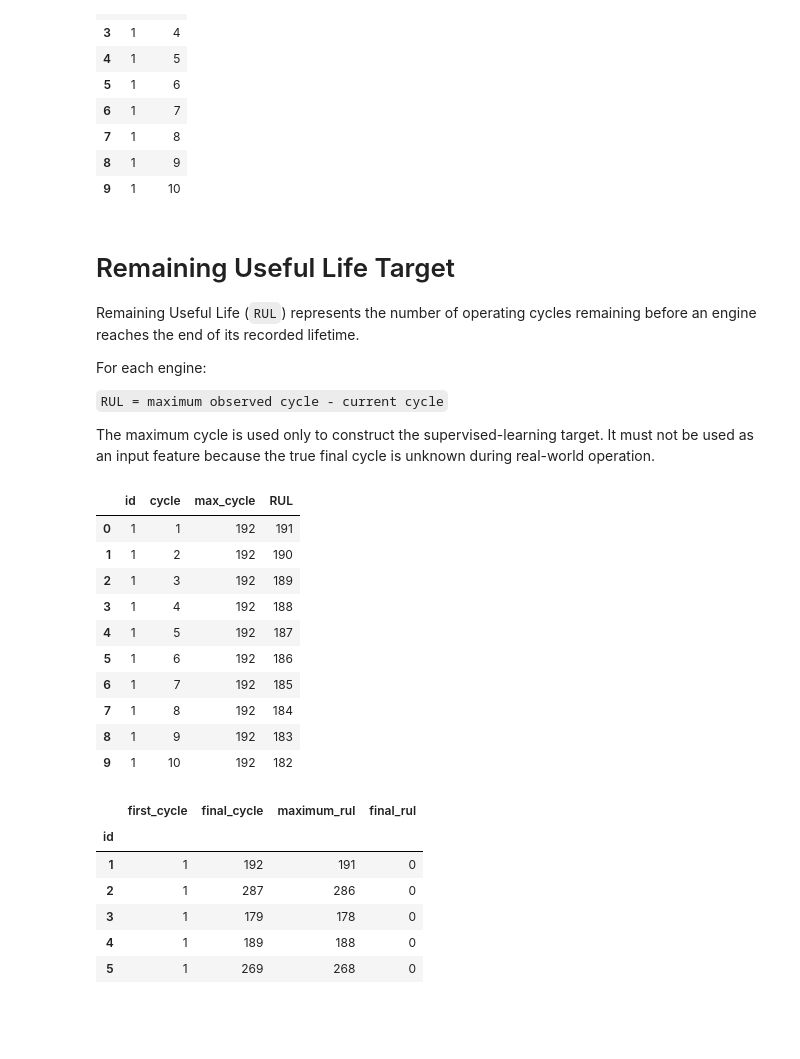
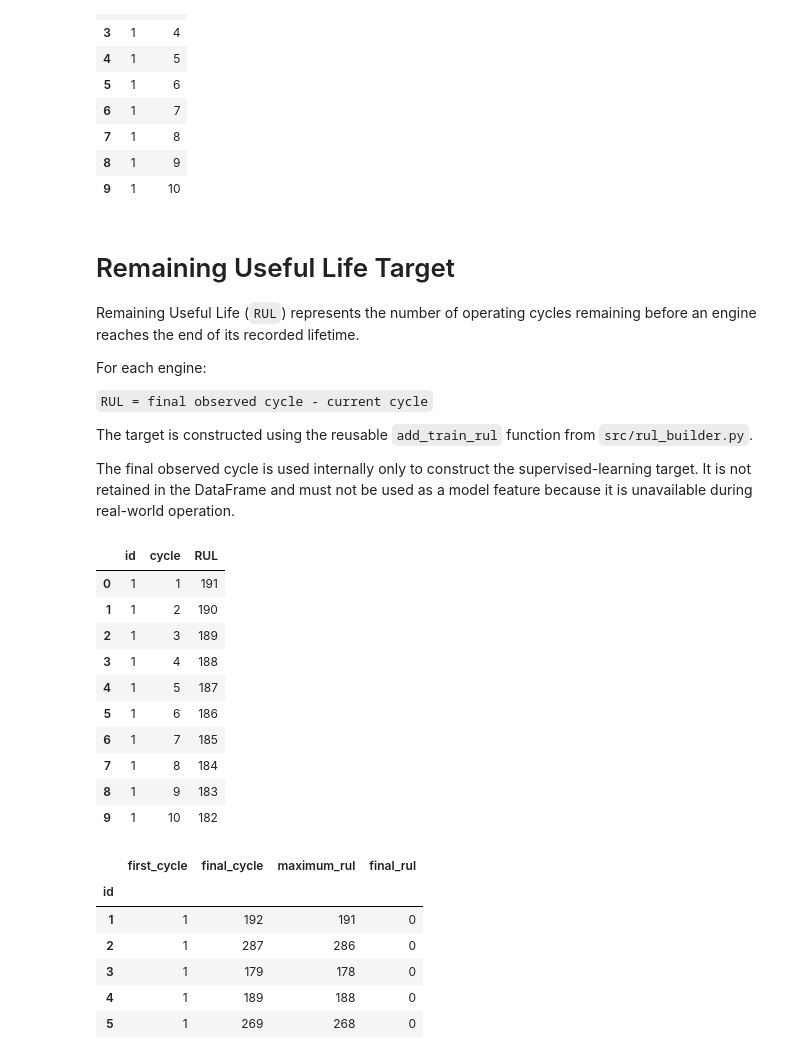
Before and after one commit to Alirzakf/Aircraft-Engine-Predictive-Maintenance-NASA-C-MAPSS, a Jupyter notebook: notebooks/02_rul_and_feature_engineering.ipynb, the cells around one changed output. Saved outputs shown, nothing was run; the diff lists cells and outputs as text; code cells hidden in the pictures; blank space fills up the shorter version.

```diff
--- a/notebooks/02_rul_and_feature_engineering.ipynb
+++ b/notebooks/02_rul_and_feature_engineering.ipynb
@@ -15,8 +15,18 @@ The main objectives are:
 
 The features created in this notebook are demonstrated using sensor `s2`. The same leakage-safe methods can later be applied to other selected sensors inside the modeling pipeline.
 # %%
-import pandas as pd
+import sys
+from pathlib import Path
+
 import matplotlib.pyplot as plt
+
+PROJECT_ROOT = Path.cwd().parent
+
+if str(PROJECT_ROOT) not in sys.path:
+    sys.path.append(str(PROJECT_ROOT))
+
+from src.data_loader import load_cmapss_data
+from src.rul_builder import add_train_rul
 # %% [markdown]
 ## Load the FD001 Training Data
 
@@ -31,17 +46,12 @@ Each row represents one engine at one operating cycle and includes:
 # %%
-column_names = (
-    ["id", "cycle", "setting_1", "setting_2", "setting_3"]
-    + [f"s{i}" for i in range(1, 22)]
+data_path = (
+    PROJECT_ROOT
+    / "data"
+    / "raw"
+    / "train_FD001.txt"
 )
 
-data_path = "../data/raw/train_FD001.txt"
-
-df = pd.read_csv(
-    data_path,
-    sep=r"\s+",
-    header=None,
-    names=column_names
-)
+df = load_cmapss_data(data_path)
 
 df.head()
 # %% [output]
@@ -107,38 +117,36 @@ df[["id", "cycle"]].head(10)
 # %% [markdown]
 # Remaining Useful Life Target
 
-Remaining Useful Life (`RUL`) represents the number of operating cycles remaining before an engine reaches the end of its recorded lifetime.
+Remaining Useful Life (`RUL`) represents the number of operating cycles
+remaining before an engine reaches the end of its recorded lifetime.
 
 For each engine:
 
-`RUL = maximum observed cycle - current cycle`
+`RUL = final observed cycle - current cycle`
 
-The maximum cycle is used only to construct the supervised-learning target. It must not be used as an input feature because the true final cycle is unknown during real-world operation.
+The target is constructed using the reusable `add_train_rul` function
+from `src/rul_builder.py`.
+
+The final observed cycle is used internally only to construct the
+supervised-learning target. It is not retained in the DataFrame and
+must not be used as a model feature because it is unavailable during
+real-world operation.
 # %%
-max_cycles = (
-    df.groupby("id")["cycle"]
-      .max()
-      .rename("max_cycle")
-      .reset_index()
-)
+df = add_train_rul(df)
 
-df = df.merge(max_cycles, on="id", how="left")
-
-df["RUL"] = df["max_cycle"] - df["cycle"]
-
-df[["id", "cycle", "max_cycle", "RUL"]].head(10)
+df[["id", "cycle", "RUL"]].head(10)
 # %% [output]
-|  | id | cycle | max_cycle | RUL |
-| 0 | 1 | 1 | 192 | 191 |
-| 1 | 1 | 2 | 192 | 190 |
-| 2 | 1 | 3 | 192 | 189 |
-| 3 | 1 | 4 | 192 | 188 |
-| 4 | 1 | 5 | 192 | 187 |
-| 5 | 1 | 6 | 192 | 186 |
-| 6 | 1 | 7 | 192 | 185 |
-| 7 | 1 | 8 | 192 | 184 |
-| 8 | 1 | 9 | 192 | 183 |
-| 9 | 1 | 10 | 192 | 182 |
+|  | id | cycle | RUL |
+| 0 | 1 | 1 | 191 |
+| 1 | 1 | 2 | 190 |
+| 2 | 1 | 3 | 189 |
+| 3 | 1 | 4 | 188 |
+| 4 | 1 | 5 | 187 |
+| 5 | 1 | 6 | 186 |
+| 6 | 1 | 7 | 185 |
+| 7 | 1 | 8 | 184 |
+| 8 | 1 | 9 | 183 |
+| 9 | 1 | 10 | 182 |
 # %%
 rul_validation = (
     df.groupby("id")
```
Also changed, not shown: parts of 7 cells of this notebook, 1 other file.
